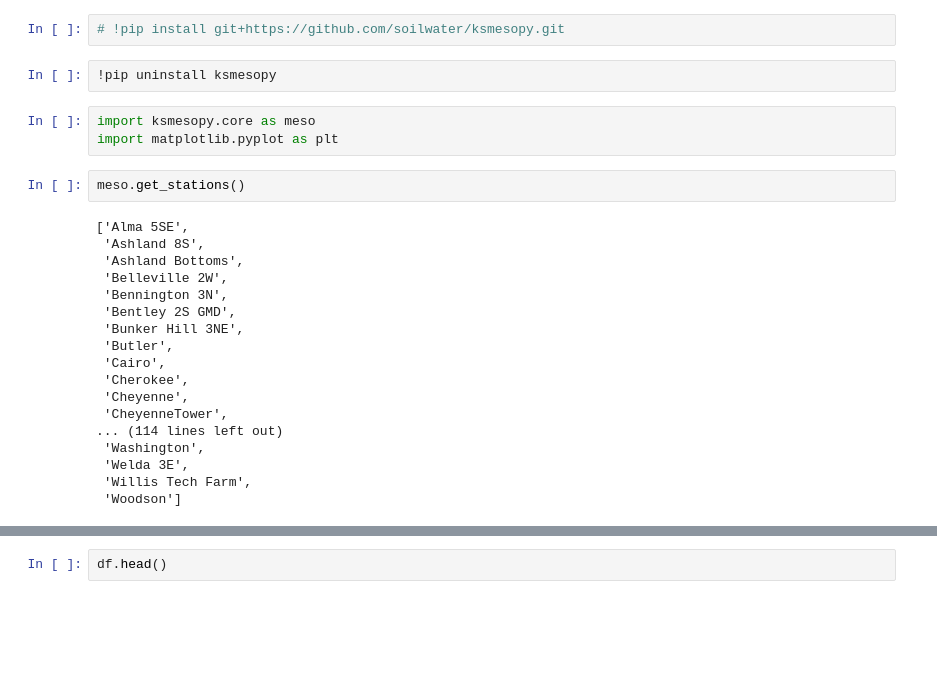
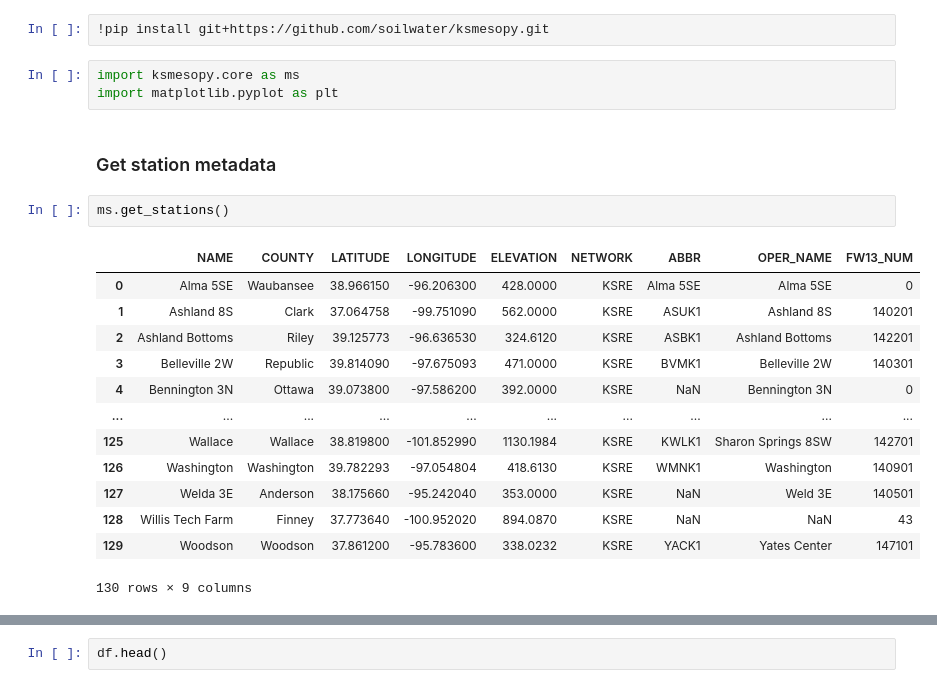
Before and after one commit to soilwater/ksmesopy, a Jupyter notebook: ksmesopy/examples/examples.ipynb, the cells around one changed output, grey strips where cells are left out. Saved outputs shown, nothing was run; the diff lists cells and outputs as text; blank space fills up the shorter version.

```diff
--- a/ksmesopy/examples/examples.ipynb
+++ b/ksmesopy/examples/examples.ipynb
@@ -1,27 +1,23 @@
 # %%
-# !pip install git+https://github.com/soilwater/ksmesopy.git
+!pip install git+https://github.com/soilwater/ksmesopy.git
-# %%
-!pip uninstall ksmesopy
 # %%
-import ksmesopy.core as meso
+import ksmesopy.core as ms
 import matplotlib.pyplot as plt
+# %% [markdown]
+### Get station metadata
 # %%
-meso.get_stations()
+ms.get_stations()
 # %% [output]
+|  | NAME | COUNTY | LATITUDE | LONGITUDE | ELEVATION | NETWORK | ABBR | OPER_NAME | FW13_NUM |
+| 0 | Alma 5SE | Waubansee | 38.966150 | -96.206300 | 428.0000 | KSRE | Alma 5SE | Alma 5SE | 0 |
+| 1 | Ashland 8S | Clark | 37.064758 | -99.751090 | 562.0000 | KSRE | ASUK1 | Ashland 8S | 140201 |
+| 2 | Ashland Bottoms | Riley | 39.125773 | -96.636530 | 324.6120 | KSRE | ASBK1 | Ashland Bottoms | 142201 |
+| 3 | Belleville 2W | Republic | 39.814090 | -97.675093 | 471.0000 | KSRE | BVMK1 | Belleville 2W | 140301 |
+| 4 | Bennington 3N | Ottawa | 39.073800 | -97.586200 | 392.0000 | KSRE | NaN | Bennington 3N | 0 |
+| ... | ... | ... | ... | ... | ... | ... | ... | ... | ... |
+| 125 | Wallace | Wallace | 38.819800 | -101.852990 | 1130.1984 | KSRE | KWLK1 | Sharon Springs 8SW | 142701 |
+| 126 | Washington | Washington | 39.782293 | -97.054804 | 418.6130 | KSRE | WMNK1 | Washington | 140901 |
+| 127 | Welda 3E | Anderson | 38.175660 | -95.242040 | 353.0000 | KSRE | NaN | Weld 3E | 140501 |
+| 128 | Willis Tech Farm | Finney | 37.773640 | -100.952020 | 894.0870 | KSRE | NaN | NaN | 43 |
+| 129 | Woodson | Woodson | 37.861200 | -95.783600 | 338.0232 | KSRE | YACK1 | Yates Center | 147101 |
-['Alma 5SE',
- 'Ashland 8S',
- 'Ashland Bottoms',
- 'Belleville 2W',
- 'Bennington 3N',
- 'Bentley 2S GMD',
- 'Bunker Hill 3NE',
- 'Butler',
- 'Cairo',
- 'Cherokee',
- 'Cheyenne',
- 'CheyenneTower',
-... (114 lines left out)
- 'Washington',
- 'Welda 3E',
- 'Willis Tech Farm',
- 'Woodson']
+130 rows × 9 columns
```
Also changed, not shown: parts of 11 cells of this notebook, 4 other files.
